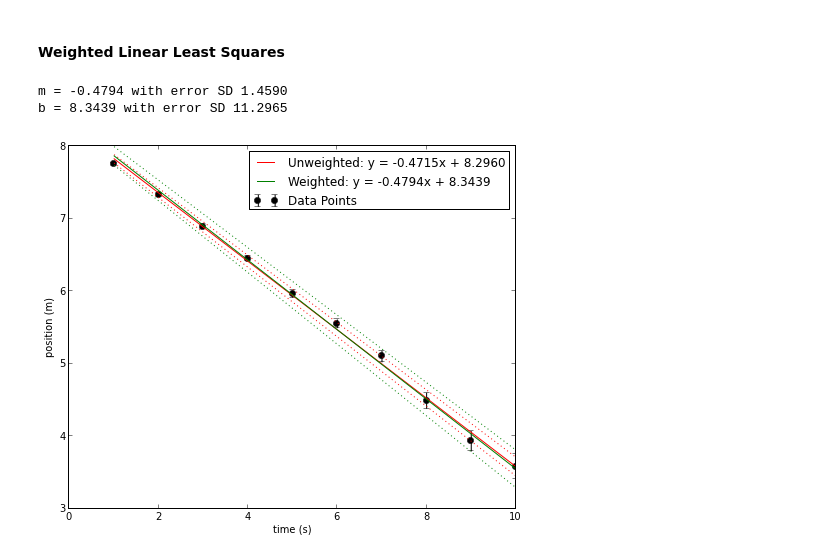
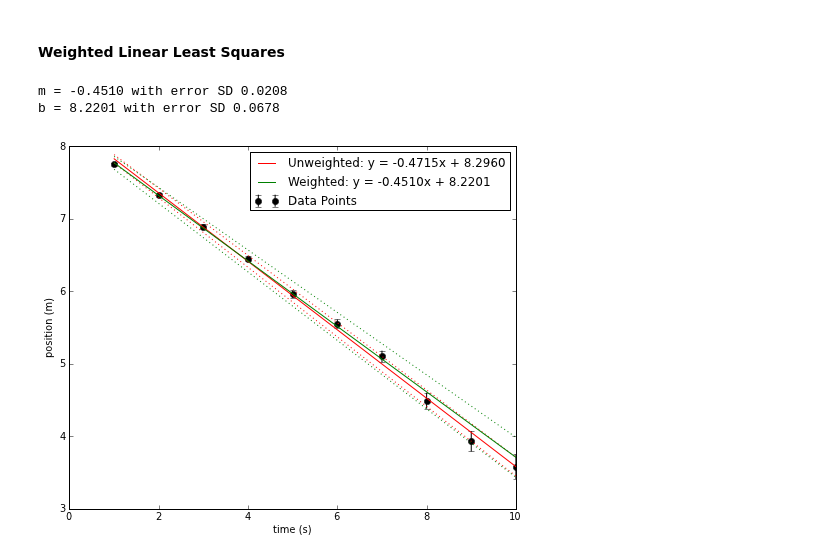
Before and after one commit to jvanatta/particle-tracks, a Jupyter notebook: week9/thursRegression.ipynb, the cells around one changed output. Saved outputs shown, nothing was run; the diff lists cells and outputs as text; code cells hidden in the pictures.

```diff
--- a/week9/thursRegression.ipynb
+++ b/week9/thursRegression.ipynb
@@ -113,7 +113,6 @@ show()
 # %% [markdown]
 #### Weighted Linear Least Squares
 # %%
-##not working correctly
 def WeightedLinearLeastSquaresFit(xdata,ydata,wdata):
     """
     Take in arrays representing (xdata,ydata) values for a set of linearly varying
@@ -139,7 +138,7 @@ def WeightedLinearLeastSquaresFit(xdata,ydata,wdata):
         sigm = np.sqrt( (1/(n-2))* (delsq/(xx-x**2)) )
         sigb = np.sqrt( (1/(n-2))* (delsq*xx/(xx-x**2)) )
     else:
-        #n = 1
+        wdata = 1/wdata**2
         w = sum(wdata)/n
         x = sum(wdata*xdata)/n
         y = sum(wdata*ydata)/n
@@ -159,32 +158,28 @@ wm, wb, wmerr, wberr = WeightedLinearLeastSquaresFit(x, y, w)
 print "m = %.4f with error SD %.4f" % (wm,wmerr)
 print "b = %.4f with error SD %.4f" % (wb,wberr)
 # %% [output]
-m = -0.4794 with error SD 1.4590
-b = 8.3439 with error SD 11.2965
+m = -0.4510 with error SD 0.0208
+b = 8.2201 with error SD 0.0678
 # %%
-#### The error values are very wrong and it messes up the plot, so this makes things more legible
-wmerr *= .01
-wberr *= .01
-
 linelabel = "y = %.4fx + %.4f" % (m,b)
 linelabel2 = "y = %.4fx + %.4f" % (wm,wb)
 
 #plot(x, y, 'ko', markersize=5, linestyle="")
 errorbar(x, y, w, fmt='ko', label= "Data Points")
 
 plot(x, m*x+b, 'r', label="Unweighted: " + linelabel)
 plot(x, (m + merr)*x + (b + berr), 'r:')
 plot(x, (m - merr)*x + (b - berr), 'r:')
 
 plot(x, wm*x+wb, 'g', label="Weighted: " + linelabel2)
 plot(x, (wm + wmerr)*x + (wb + wberr), 'g:')
 plot(x, (wm - wmerr)*x + (wb - wberr), 'g:')
 
 xlabel("time (s)")
 ylabel("position (m)")
 figsize(8,6.5)
 
 legend(loc="upper right")
 show()
 # %% [output]
-[figure, old version]
+[figure, new version]
```
Also changed, not shown: parts of 1 cell of this notebook, 4 other files.
